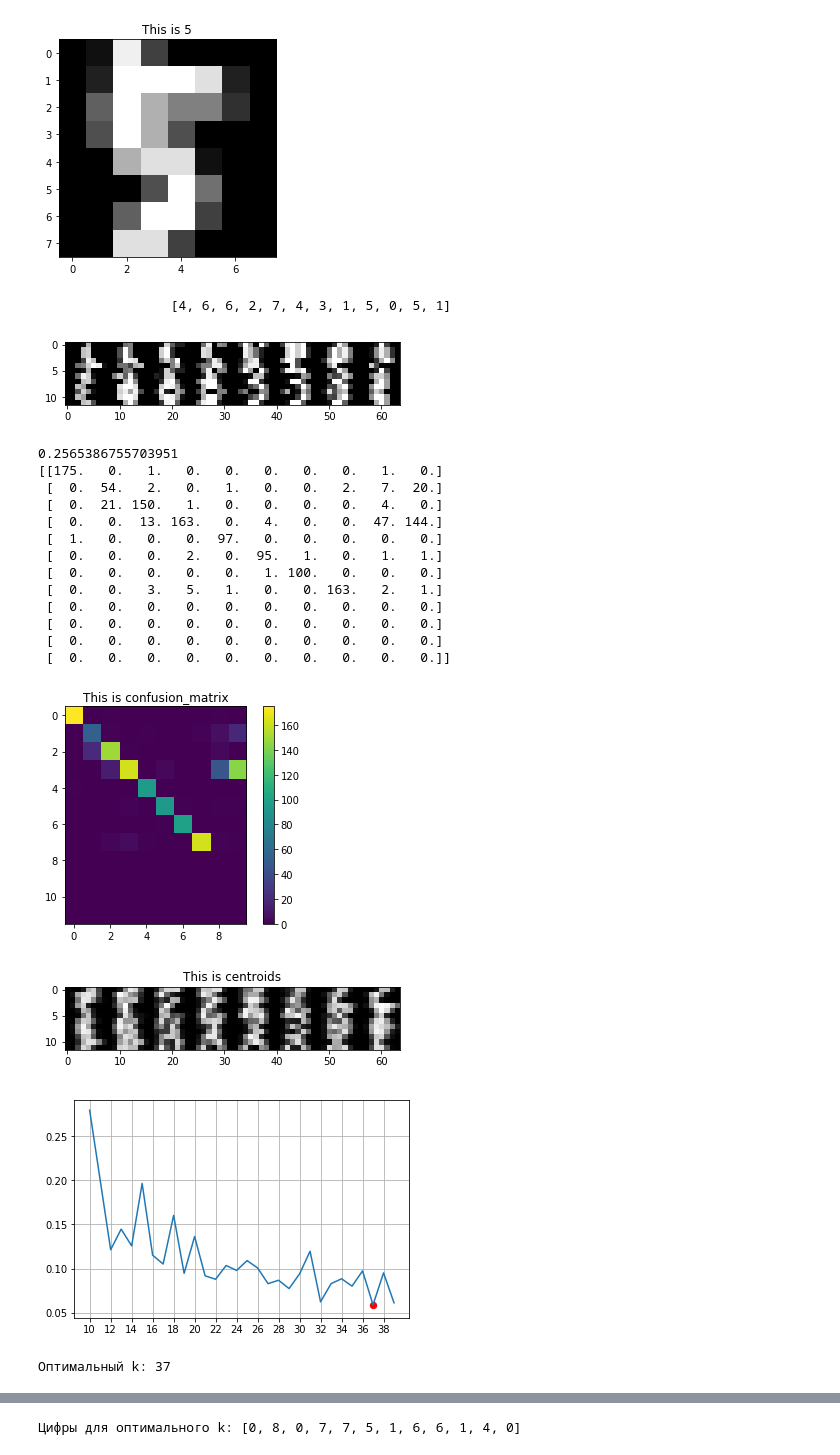
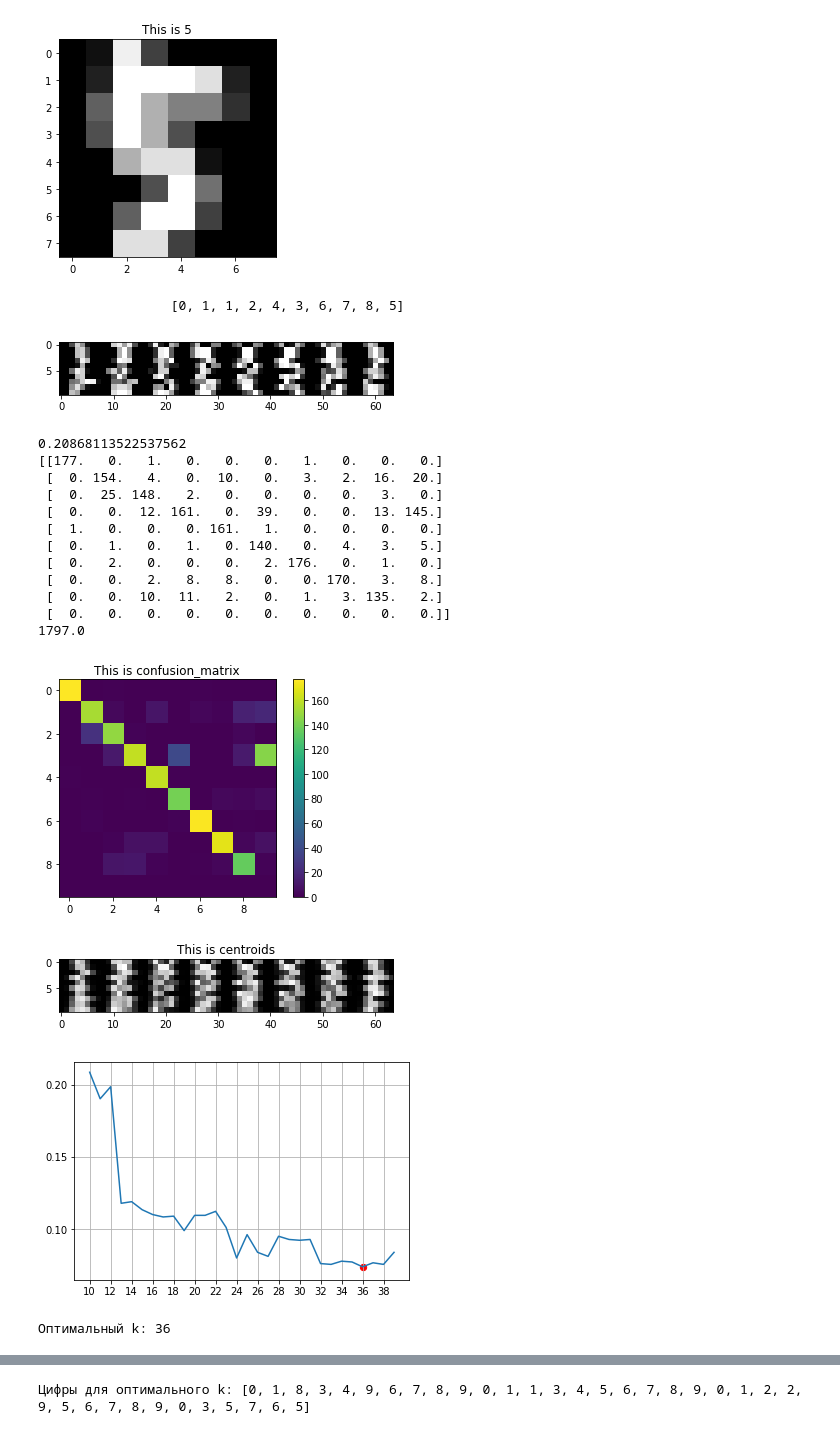
Before and after one commit to TanyaShamis1710/hometask_1, a Jupyter notebook: Untitled3.ipynb, the cells around one changed output, grey strips where cells are left out. Cells and saved outputs as stored; diff of their text form; code cells hidden in the pictures.

```diff
--- a/Untitled3.ipynb
+++ b/Untitled3.ipynb
@@ -29,7 +29,7 @@ def kmeans( data, digits, k,p):
 
 
 
-    centroids = data[np.random.choice(np.arange(len(data)), k, False)]
+    centroids = data[:k,:]
 
     ds = data[:,np.newaxis]-centroids
 
@@ -73,8 +73,8 @@ def confusion_matrix(digits, cluster_allocs,labels):
 
   a=np.zeros(10*max(k,10)).reshape(max(k,10),10)
   g=np.array([np.bincount(digits.target[cluster_allocs==ci],minlength=10) for ci in range(k)]).reshape(k,10)
-
-  a[labels,:]=g[np.arange(k),:]
+  for i in range(k):
+    a[labels[i],:]+=g[i,:]
   return a
 
 
@@ -85,7 +85,7 @@ def confusion_matrix(digits, cluster_allocs,labels):
 digits = load_digits()
 
 
-k=12
+k=10
 p=20
 X = np.arange(10,40)
 cluster_allocs=kmeans(digits.data, digits, k,p)[0]
@@ -98,56 +98,55 @@ plt.show()
 print(error_rate(cluster_allocs,digits,k))
 
 print(confusion_matrix(digits,cluster_allocs,labels))
-
+print(np.sum(confusion_matrix(digits,cluster_allocs,labels)))
 plt.imshow(confusion_matrix(digits,cluster_allocs,labels))
 plt.title('This is confusion_matrix')
 
 plt.colorbar()
 plt.show()
 plt.title('This is centroids')
 plt.imshow(centroids, cmap='gray')
 
 plt.show()
 
 plt.grid()
 plt.yticks(np.arange(0,1.2,0.05))
 plt.xticks(np.arange(2,40,2))
 v=[error_rate(kmeans(digits.data, digits, i,p)[0],digits,i) for i in X]
 plt.plot(X,v)
 plt.scatter(np.argmin(v)+X[0],np.min(v), color='red',s=40,marker='o')
 plt.show()
 centroids=kmeans(digits.data, digits, np.argmin(v)+X[0],p)[1]
 print('Оптимальный k:',np.argmin(v)+X[0])
 plt.title('Центроиды для оптимального k:')
 plt.imshow(centroids, cmap='gray')
 plt.show()
 cluster_allocs=kmeans(digits.data, digits, np.argmin(v)+X[0],p)[0]
-labels=[np.argmax(np.bincount(digits.target[cluster_allocs==ci])) for ci in range(k)]
+labels=[np.argmax(np.bincount(digits.target[cluster_allocs==ci])) for ci in range(np.argmin(v)+X[0])]
 print('Цифры для оптимального k:',labels)
 
 plt.imshow(confusion_matrix(digits,cluster_allocs,labels))
 plt.title('This is confusion_matrix for optimal k')
 
 plt.colorbar()
 
 plt.show()
 # %% [output]
-                 [4, 6, 6, 2, 7, 4, 3, 1, 5, 0, 5, 1]
+                 [0, 1, 1, 2, 4, 3, 6, 7, 8, 5]
-[figure, old version]
+[figure, new version]
-0.2565386755703951
-[[175.   0.   1.   0.   0.   0.   0.   0.   1.   0.]
- [  0.  54.   2.   0.   1.   0.   0.   2.   7.  20.]
- [  0.  21. 150.   1.   0.   0.   0.   0.   4.   0.]
- [  0.   0.  13. 163.   0.   4.   0.   0.  47. 144.]
- [  1.   0.   0.   0.  97.   0.   0.   0.   0.   0.]
- [  0.   0.   0.   2.   0.  95.   1.   0.   1.   1.]
- [  0.   0.   0.   0.   0.   1. 100.   0.   0.   0.]
- [  0.   0.   3.   5.   1.   0.   0. 163.   2.   1.]
- [  0.   0.   0.   0.   0.   0.   0.   0.   0.   0.]
- [  0.   0.   0.   0.   0.   0.   0.   0.   0.   0.]
- [  0.   0.   0.   0.   0.   0.   0.   0.   0.   0.]
+0.20868113522537562
+[[177.   0.   1.   0.   0.   0.   1.   0.   0.   0.]
+ [  0. 154.   4.   0.  10.   0.   3.   2.  16.  20.]
+ [  0.  25. 148.   2.   0.   0.   0.   0.   3.   0.]
+ [  0.   0.  12. 161.   0.  39.   0.   0.  13. 145.]
+ [  1.   0.   0.   0. 161.   1.   0.   0.   0.   0.]
+ [  0.   1.   0.   1.   0. 140.   0.   4.   3.   5.]
+ [  0.   2.   0.   0.   0.   2. 176.   0.   1.   0.]
+ [  0.   0.   2.   8.   8.   0.   0. 170.   3.   8.]
+ [  0.   0.  10.  11.   2.   0.   1.   3. 135.   2.]
  [  0.   0.   0.   0.   0.   0.   0.   0.   0.   0.]]
+1797.0
-[figure, old version]
+[figure, new version]
-[figure, old version]
+[figure, new version]
-[figure, old version]
+[figure, new version]
-Оптимальный k: 37
+Оптимальный k: 36
@@ -155 +154 @@ plt.show()
-Цифры для оптимального k: [0, 8, 0, 7, 7, 5, 1, 6, 6, 1, 4, 0]
+Цифры для оптимального k: [0, 1, 8, 3, 4, 9, 6, 7, 8, 9, 0, 1, 1, 3, 4, 5, 6, 7, 8, 9, 0, 1, 2, 2, 9, 5, 6, 7, 8, 9, 0, 3, 5, 7, 6, 5]
```
Also changed, not shown: parts of 1 cell of this notebook.
